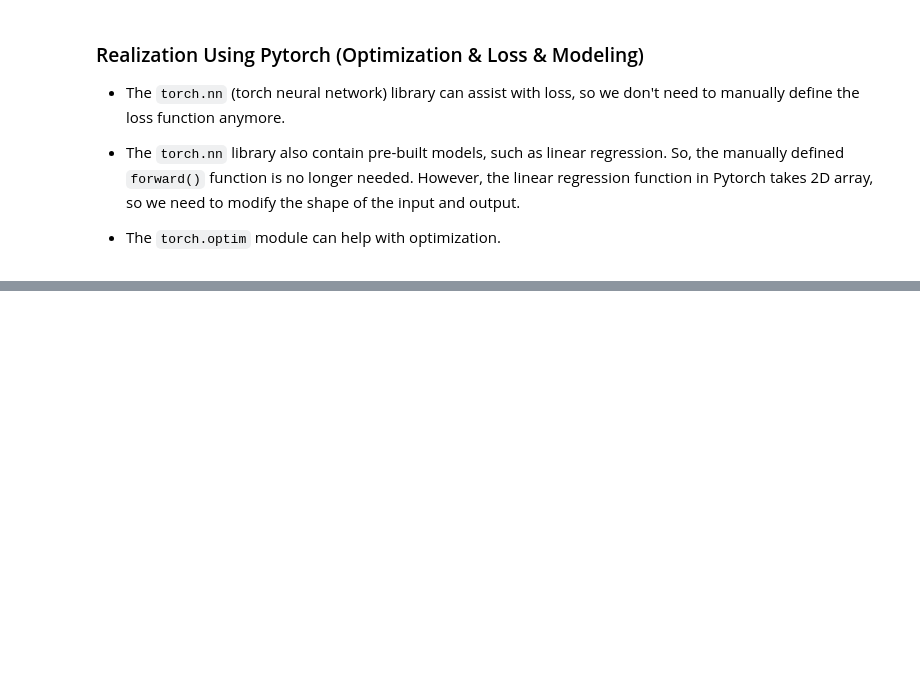
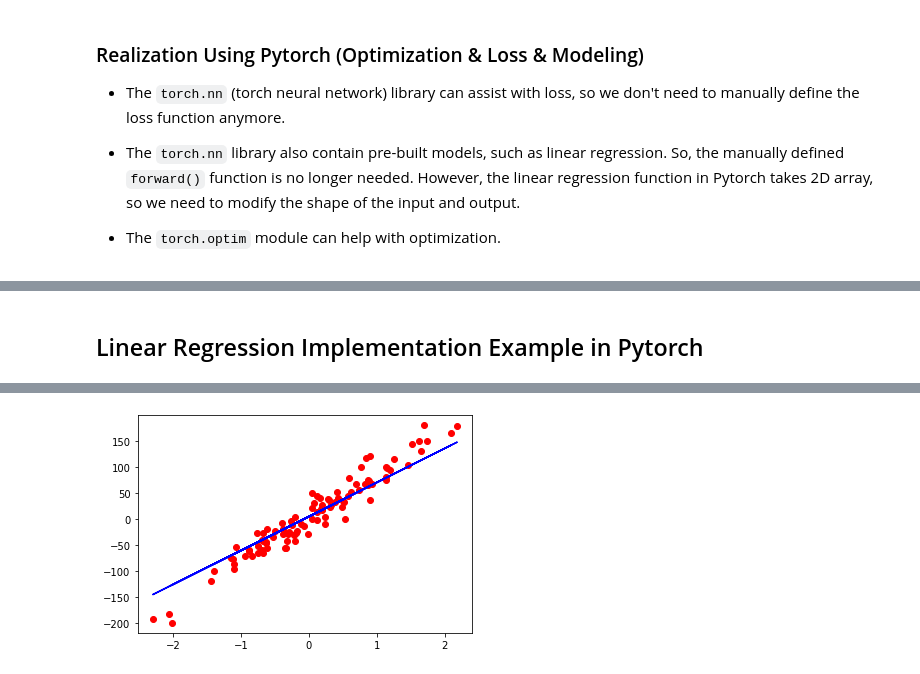
Before and after one commit to ChenshuLiu/Pytorch-Tutorial, a Jupyter notebook: Pytorch_Tutorial.ipynb, the cells around one changed output, grey strips where cells are left out. Drawn from its saved outputs; the diff is of its cells as text; code cells hidden in the pictures; blank space fills up the shorter version.

Commit message:
Pytorch modeling example: linear regression

```diff
--- a/Pytorch_Tutorial.ipynb
+++ b/Pytorch_Tutorial.ipynb
@@ -436,0 +439,46 @@ The predictions after training are: 8.487
+# %% [markdown]
+## Linear Regression Implementation Example in Pytorch
+# %%
+import torch
+import torch.nn as nn
+import numpy as np
+from sklearn import datasets
+import matplotlib.pyplot as plt
+
+# data
+X_numpy, y_numpy = datasets.make_regression(n_samples = 100, n_features = 1, noise = 20, random_state = 1)
+X = torch.from_numpy(X_numpy.astype(np.float32))
+y = torch.from_numpy(y_numpy.astype(np.float32))
+# make a column vector
+y = y.view(y.shape[0], 1)
+n_samples, n_features = X.shape
+
+# model
+input_size = n_features
+output_size = 1
+model = nn.Linear(input_size, output_size)
+
+# loss and optimizer
+learning_rate = 0.01
+Loss = nn.MSELoss()
+optimizer = torch.optim.SGD(model.parameters(), lr = learning_rate)
+
+# training
+epochs = 100
+for epoch in range(epochs):
+  y_pred = model(X)
+  loss = Loss(y_pred, y)
+  grad = loss.backward()
+  # update parameters with gradients
+  optimizer.step()
+  optimizer.zero_grad()
+
+  if epoch % 10 == 0:
+    print(f'epoch: {epoch+1}, loss = {loss.item():.4f}')
+
+# need to detach so the model() operation on x is not tracked by computation graph
+predict = model(X).detach().numpy()
+plt.plot(X_numpy, y_numpy, 'ro')
+plt.plot(X_numpy, predict, 'b')
+plt.show()
+# %% [output]
@@ -436,0 +495 @@ The predictions after training are: 8.487
+[figure, added]
```
Also changed, not shown: parts of 5 cells of this notebook.
